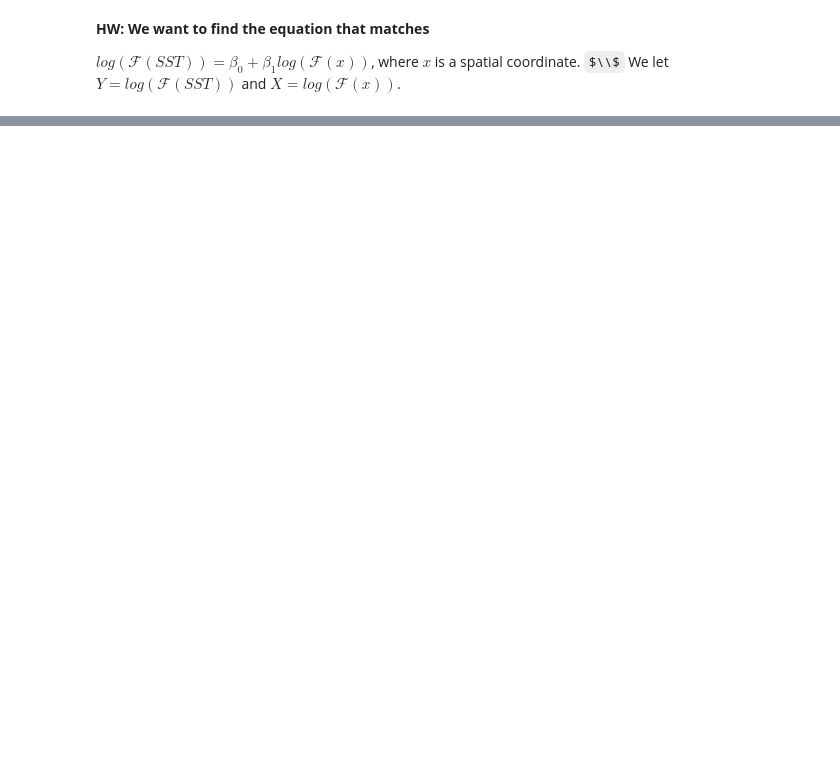
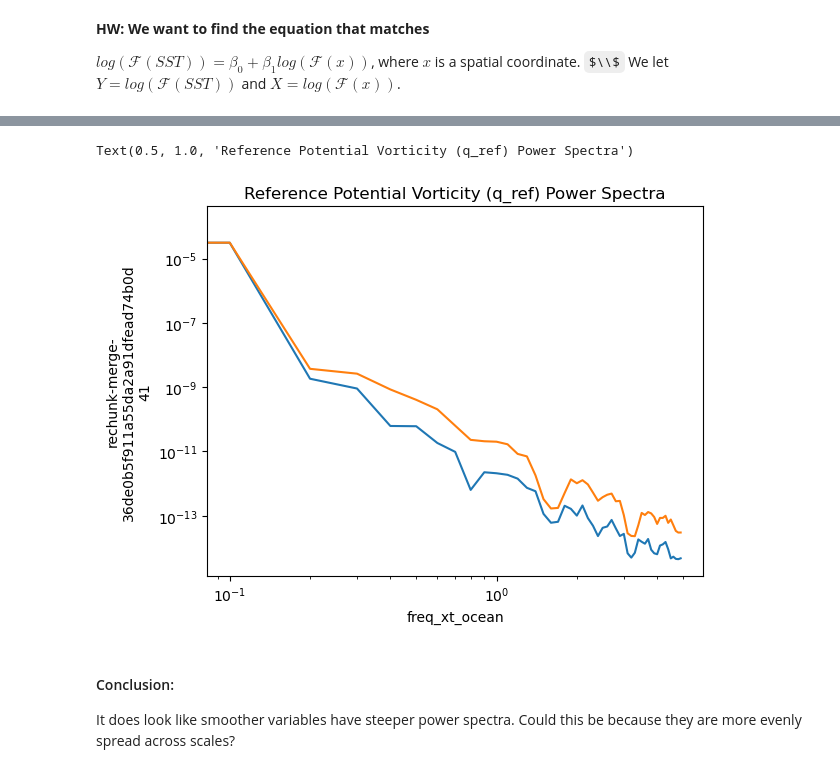
Before and after one commit to ocean-transport/air-sea-ML, a Jupyter notebook: powerSpectraTrial.ipynb, the cells around one changed output, grey strips where cells are left out. Cells and saved outputs as stored; diff of their text form; code cells hidden in the pictures; some formulas as TeX source; blank space fills up the shorter version.

```diff
--- a/powerSpectraTrial.ipynb
+++ b/powerSpectraTrial.ipynb
@@ -469,0 +341,4 @@ We let $Y = log(\mathcal{F}(SST))$ and $X = log(\mathcal{F}(x))$.
+# %%
+qref = ds_test.q_ref
+ds_qref = qref.drop(['area_t', 'dxt', 'dyt', 'geolat_t', 'geolon_t', 'ht', 'kmt', 'wet'])
+ds_qref
@@ -469,0 +370,14 @@ We let $Y = log(\mathcal{F}(SST))$ and $X = log(\mathcal{F}(x))$.
+# %%
+ps = xrft.power_spectrum(ds_qref.mean(dim='yt_ocean'), dim='xt_ocean', window=True)
+ps1 = xrft.power_spectrum(ds_qref, dim='xt_ocean', window=True).mean(dim='yt_ocean')
+ps.plot()
+ps1.plot()
+plt.yscale('log')
+plt.xscale('log')
+plt.title('Reference Potential Vorticity (q_ref) Power Spectra')
+# %% [output]
+Text(0.5, 1.0, 'Reference Potential Vorticity (q_ref) Power Spectra')
+[figure, added]
+# %% [markdown]
+#### Conclusion:
+It does look like smoother variables have steeper power spectra. Could this be because they are more evenly spread across scales?
```
Also changed, not shown: parts of 19 cells of this notebook.
